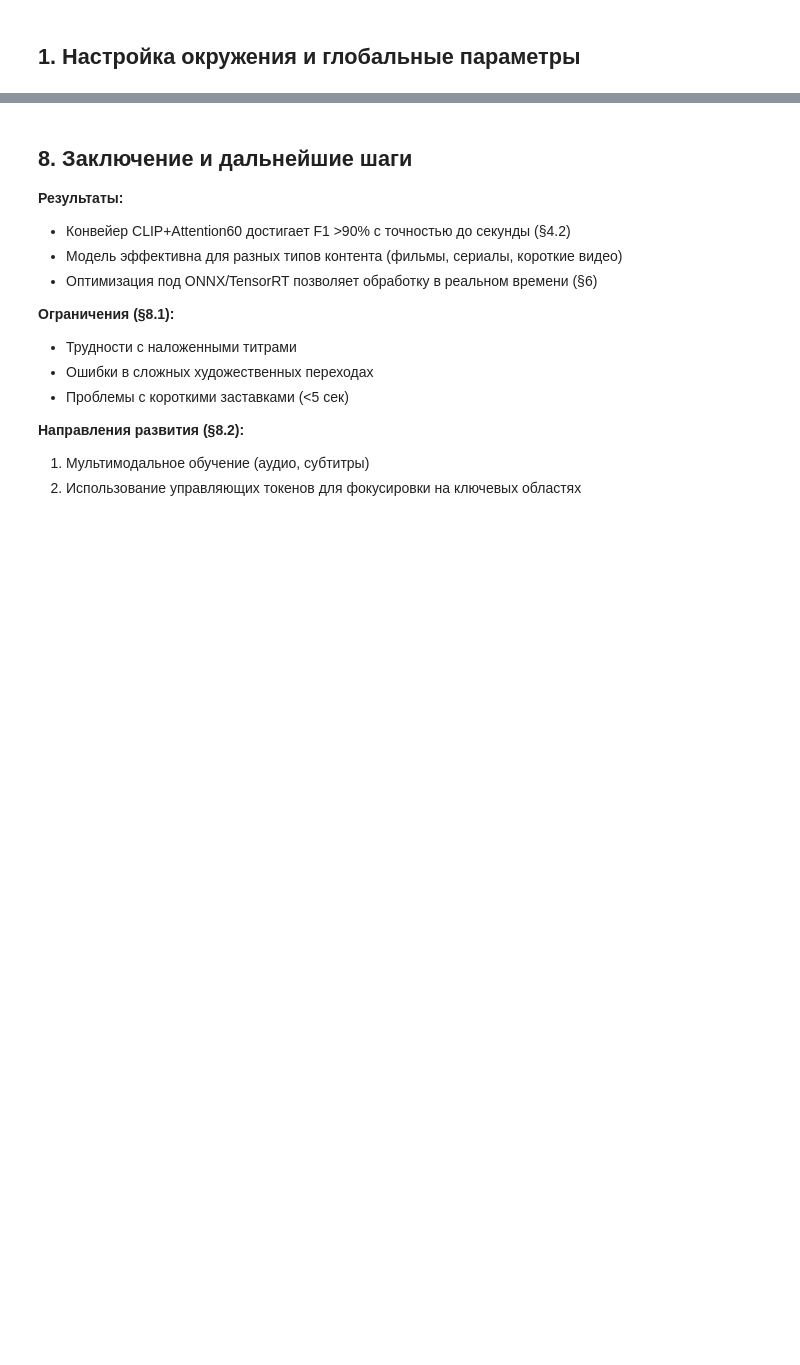
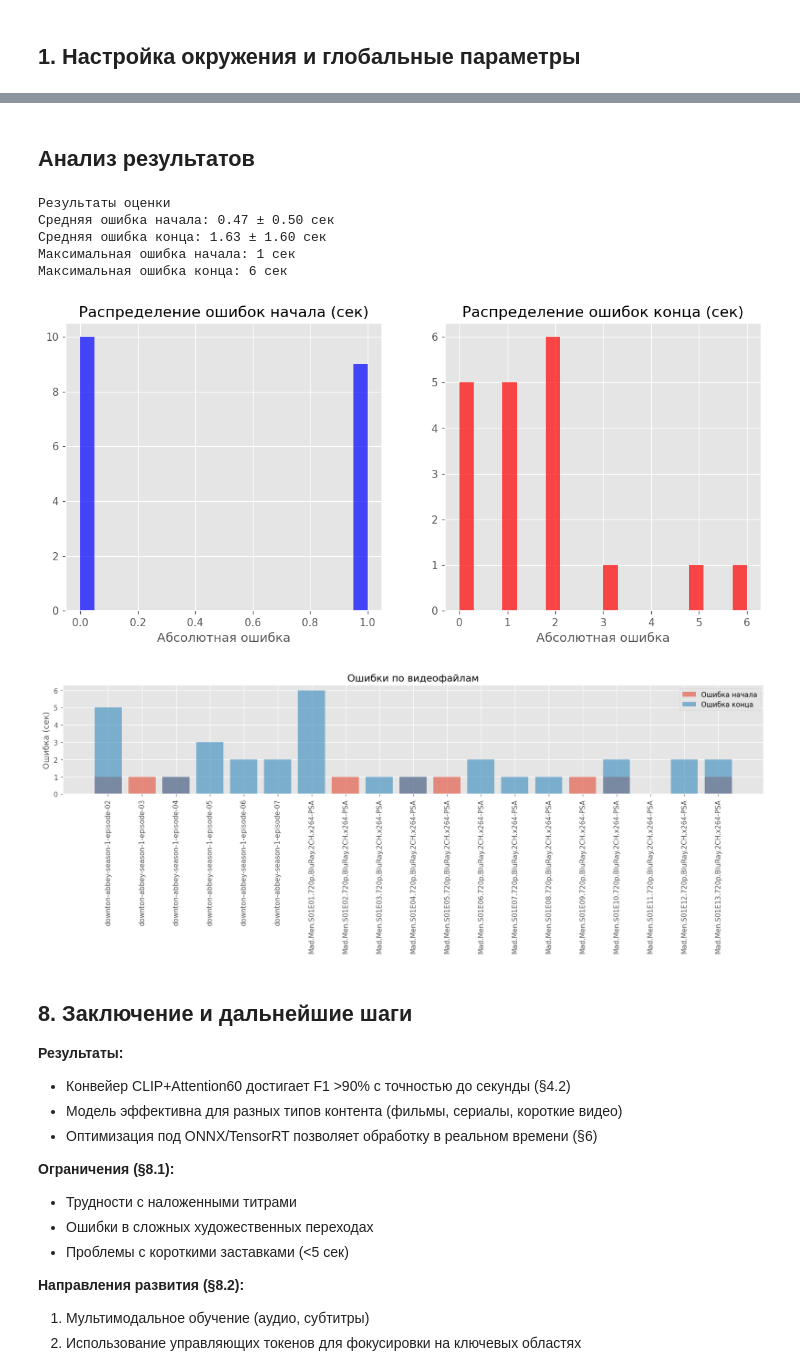
Before and after one commit to lizagrin/IntroExtractor-VK, a Jupyter notebook: video_detect_pipeline.ipynb, the cells around one changed output, grey strips where cells are left out. Saved outputs shown, nothing was run; the diff lists cells and outputs as text; code cells hidden in the pictures; blank space fills up the shorter version.

Commit message:
Реализация видео модели.4

```diff
--- a/video_detect_pipeline.ipynb
+++ b/video_detect_pipeline.ipynb
@@ -45,17 +80,0 @@ np.random.seed(SEED)
-# %%
-def hhmmss_to_sec(ts: str) -> int:
-    # Конвертирует 'ЧЧ:ММ:СС' в секунды (целое число)
-    h, m, s = ts.split(':')
-    return int(h) * 3600 + int(m) * 60 + int(float(s))
-
-
-def sec_to_hhmmss(sec: int) -> str:
-    # Обратное преобразование к `hhmmss_to_sec`. Округляет до целых секунд
-    h, m = divmod(sec, 3600)
-    m, s = divmod(m, 60)
-    return f"{h:02}:{m:02}:{s:02}"
-
-
-def exists(path: pathlib.Path) -> bool:
-    # Проверяет существование файла/директории с содержимым
-    return path.exists() and any(path.iterdir()) if path.is_dir() else path.exists()
@@ -423,3 +816,60 @@ print(f'✔ Видео-вероятности сохранены: {SAVE_DIR / f"
+# %% [markdown]
+## Анализ результатов
+# %%
+metrics = json.load(open(METRICS_FILE))
+predictions = pd.read_csv(RESULTS_DIR / 'predictions.csv')
+
+# Визуализация распределения ошибок
+plt.figure(figsize=(12, 5))
+plt.subplot(121)
+plt.hist(predictions['start_error'], bins=20, alpha=0.7, color='blue')
+plt.title('Распределение ошибок начала (сек)')
+plt.xlabel('Абсолютная ошибка')
+
+plt.subplot(122)
+plt.hist(predictions['end_error'], bins=20, alpha=0.7, color='red')
+plt.title('Распределение ошибок конца (сек)')
+plt.xlabel('Абсолютная ошибка')
+plt.savefig(RESULTS_DIR / 'error_distribution.png')
+
+# График ошибок по видео
+plt.figure(figsize=(15, 6))
+plt.bar(predictions['video_id'], predictions['start_error'],
+        alpha=0.6, label='Ошибка начала')
+plt.bar(predictions['video_id'], predictions['end_error'],
+        alpha=0.6, label='Ошибка конца')
+plt.xticks(rotation=90)
+plt.ylabel('Ошибка (сек)')
+plt.legend()
+plt.title('Ошибки по видеофайлам')
+plt.tight_layout()
+plt.savefig(RESULTS_DIR / 'errors_per_video.png')
+
+# Вывод метрик
+print("\nРезультаты оценки")
+print(f"Средняя ошибка начала: {metrics['start_mae']:.2f} ± {metrics['start_std']:.2f} сек")
+print(f"Средняя ошибка конца: {metrics['end_mae']:.2f} ± {metrics['end_std']:.2f} сек")
+print(f"Максимальная ошибка начала: {metrics['max_start_error']} сек")
+print(f"Максимальная ошибка конца: {metrics['max_end_error']} сек")
+
+# Анализ сложных случаев
+hard_cases = predictions[
+    (predictions['start_error'] > 10) |
+    (predictions['end_error'] > 10)
+    ]
+
+if not hard_cases.empty:
+    print("\nСложные случаи:")
+    for _, row in hard_cases.iterrows():
+        print(f"{row['video_id']}: начало +{row['start_error']}с, конец +{row['end_error']}с")
+# %% [output]
+Результаты оценки
+Средняя ошибка начала: 0.47 ± 0.50 сек
+Средняя ошибка конца: 1.63 ± 1.60 сек
+Максимальная ошибка начала: 1 сек
+Максимальная ошибка конца: 6 сек
+[figure, added]
+[figure, added]
 # %% [markdown]
 ## 8. Заключение и дальнейшие шаги
 
```
Also changed, not shown: parts of 17 cells of this notebook, 1 other file.
